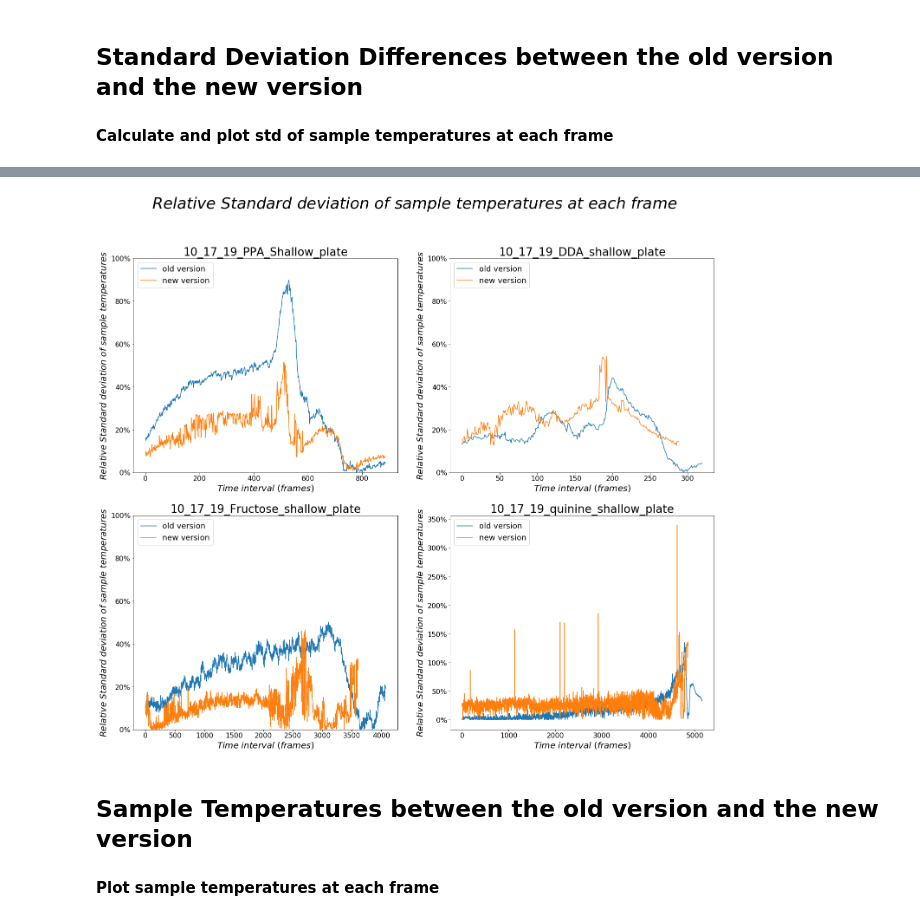
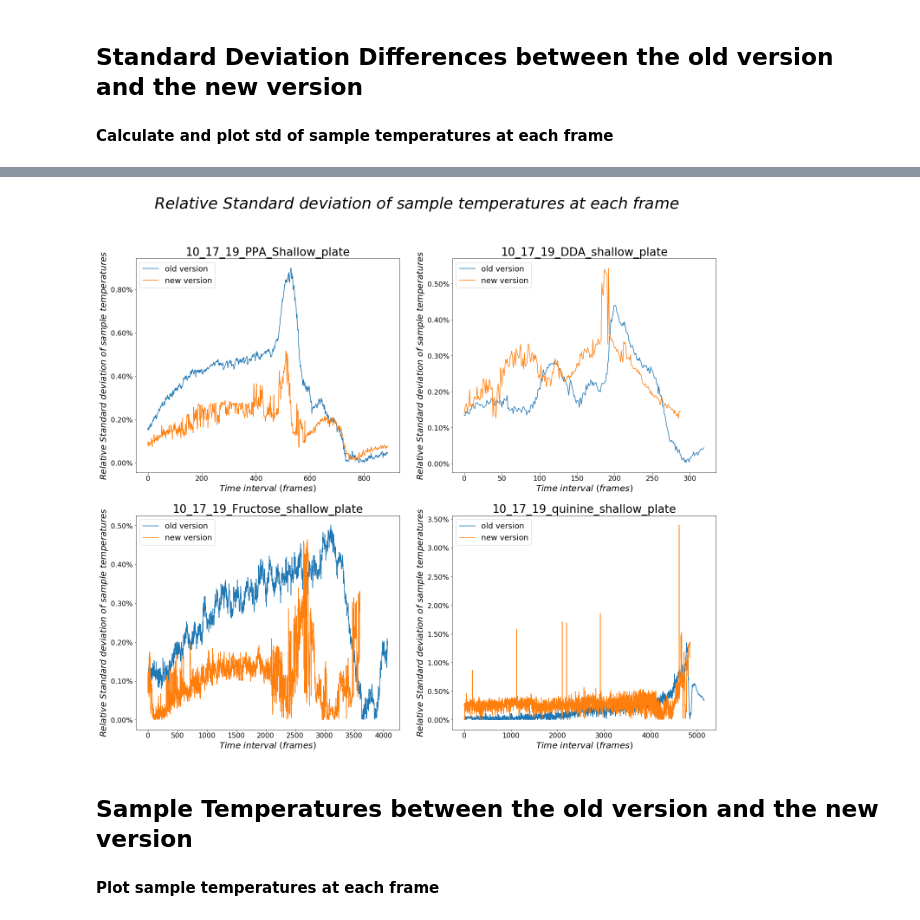
Before and after one commit to ng-git/musical-robot-ver2, a Jupyter notebook: Comparison.ipynb, the cells around one changed output, grey strips where cells are left out. Saved outputs shown, nothing was run; the diff lists cells and outputs as text; code cells hidden in the pictures.

```diff
--- a/Comparison.ipynb
+++ b/Comparison.ipynb
@@ -82,7 +67,7 @@ for j in range(len(s_temp_old_group)):
         for x in range(len(s_temp_old_group[j])):
             mean_square_old = np.mean(np.abs(s_temp_old_group[j][x][i] - mean_old)**2)
         std_old_group[j].append(np.sqrt(mean_square_old))
-        rstd_old_group[j].append(np.sqrt(mean_square_old)*100/(mean_old+kelvin_convert))
+        rstd_old_group[j].append(np.sqrt(mean_square_old)/(mean_old+kelvin_convert))
 for k in range(len(s_temp_new_group)):
     for i in range(len(s_temp_new_group[k][0])):
         total_new = 0
@@ -92,15 +77,15 @@ for k in range(len(s_temp_new_group)):
         for x in range(len(s_temp_new_group[k])):
             mean_square_new = np.mean(np.abs(s_temp_new_group[k][x][i] - mean_new)**2)
         std_new_group[k].append(np.sqrt(mean_square_new))
-        rstd_new_group[k].append(np.sqrt(mean_square_new)*100/(mean_new+kelvin_convert))
-sample_temp = plt.figure(figsize=(24,16))
+        rstd_new_group[k].append(np.sqrt(mean_square_new)/(mean_new+kelvin_convert))
+sample_temp = plt.figure(figsize=(24,20))
 sample_temp.suptitle("$Standard$ $deviation$ $of$ $sample$ $temperatures$ $at$ $each$ $frame$", fontsize=36)
 ax1 = sample_temp.add_subplot(221)
 ax1.plot(range(len(s_temp_old_group[0][0])), std_old_group[0], label='old version')
 ax1.plot(range(len(s_temp_new_group[0][0])), std_new_group[0], label='new version')
 ax1.set_title("10_17_19_PPA_Shallow_plate", fontsize=26)
 ax1.set_xlabel("$Time$ $interval$ $(frames)$", fontsize=20)
-ax1.set_ylabel("$Standard$ $deviation$ $of$ $sample$ $temperatures$", fontsize=20)
+ax1.set_ylabel("$Standard$ $deviation$ $of$ $sample$ $temperatures$ $(^\circ C)$", fontsize=20)
 ax1.legend(fontsize=18, loc=2)
 ax1.set_ylim(0,3)
 ax1.xaxis.set_tick_params(labelsize=16)
@@ -110,7 +95,7 @@ ax2.plot(range(len(s_temp_old_group[1][0])), std_old_group[1], label='old versio
 ax2.plot(range(len(s_temp_new_group[1][0])), std_new_group[1], label='new version')
 ax2.set_title("10_17_19_DDA_shallow_plate", fontsize=26)
 ax2.set_xlabel("$Time$ $interval$ $(frames)$", fontsize=20)
-ax2.set_ylabel("$Standard$ $deviation$ $of$ $sample$ $temperatures$", fontsize=20)
+ax2.set_ylabel("$Standard$ $deviation$ $of$ $sample$ $temperatures$ $(^\circ C)$", fontsize=20)
 ax2.legend(fontsize=18, loc=2)
 ax2.set_ylim(0,3)
 ax2.xaxis.set_tick_params(labelsize=16)
@@ -120,7 +105,7 @@ ax3.plot(range(len(s_temp_old_group[2][0])), std_old_group[2], label='old versio
 ax3.plot(range(len(s_temp_new_group[2][0])), std_new_group[2], label='new version')
 ax3.set_title("10_17_19_Fructose_shallow_plate", fontsize=26)
 ax3.set_xlabel("$Time$ $interval$ $(frames)$", fontsize=20)
-ax3.set_ylabel("$Standard$ $deviation$ $of$ $sample$ $temperatures$", fontsize=20)
+ax3.set_ylabel("$Standard$ $deviation$ $of$ $sample$ $temperatures$ $(^\circ C)$", fontsize=20)
 ax3.legend(fontsize=18, loc=2)
 ax3.set_ylim(0,3)
 ax3.xaxis.set_tick_params(labelsize=16)
@@ -130,7 +115,7 @@ ax4.plot(range(len(s_temp_old_group[3][0])), std_old_group[3], label='old versio
 ax4.plot(range(len(s_temp_new_group[3][0])), std_new_group[3], label='new version')
 ax4.set_title("10_17_19_quinine_shallow_plate", fontsize=26)
 ax4.set_xlabel("$Time$ $interval$ $(frames)$", fontsize=20)
-ax4.set_ylabel("$Standard$ $deviation$ $of$ $sample$ $temperatures$", fontsize=20)
+ax4.set_ylabel("$Standard$ $deviation$ $of$ $sample$ $temperatures$ $(^\circ C)$", fontsize=20)
 ax4.legend(fontsize=18, loc=2)
 ax4.xaxis.set_tick_params(labelsize=16)
 ax4.yaxis.set_tick_params(labelsize=16)
@@ -150,45 +135,42 @@ ax1.set_title("10_17_19_PPA_Shallow_plate", fontsize=26)
 ax1.set_xlabel("$Time$ $interval$ $(frames)$", fontsize=20)
 ax1.set_ylabel("$Relative$ $Standard$ $deviation$ $of$ $sample$ $temperatures$", fontsize=20)
 ax1.legend(fontsize=18, loc=2)
-ax1.set_ylim(0,1)
 ax1.xaxis.set_tick_params(labelsize=16)
 ax1.yaxis.set_tick_params(labelsize=16)
-ax1.yaxis.set_major_formatter(FuncFormatter('{0:.0%}'.format))
+ax1.yaxis.set_major_formatter(FuncFormatter('{0:.2%}'.format))
 ax2 = rstd.add_subplot(222)
 ax2.plot(range(len(s_temp_old_group[1][0])), rstd_old_group[1], label='old version')
 ax2.plot(range(len(s_temp_new_group[1][0])), rstd_new_group[1], label='new version')
 ax2.set_title("10_17_19_DDA_shallow_plate", fontsize=26)
 ax2.set_xlabel("$Time$ $interval$ $(frames)$", fontsize=20)
 ax2.set_ylabel("$Relative$ $Standard$ $deviation$ $of$ $sample$ $temperatures$", fontsize=20)
 ax2.legend(fontsize=18, loc=2)
-ax2.set_ylim(0,1)
 ax2.xaxis.set_tick_params(labelsize=16)
 ax2.yaxis.set_tick_params(labelsize=16)
-ax2.yaxis.set_major_formatter(FuncFormatter('{0:.0%}'.format))
+ax2.yaxis.set_major_formatter(FuncFormatter('{0:.2%}'.format))
 ax3 = rstd.add_subplot(223)
 ax3.plot(range(len(s_temp_old_group[2][0])), rstd_old_group[2], label='old version')
 ax3.plot(range(len(s_temp_new_group[2][0])), rstd_new_group[2], label='new version')
 ax3.set_title("10_17_19_Fructose_shallow_plate", fontsize=26)
 ax3.set_xlabel("$Time$ $interval$ $(frames)$", fontsize=20)
 ax3.set_ylabel("$Relative$ $Standard$ $deviation$ $of$ $sample$ $temperatures$", fontsize=20)
 ax3.legend(fontsize=18, loc=2)
-ax3.set_ylim(0,1)
 ax3.xaxis.set_tick_params(labelsize=16)
 ax3.yaxis.set_tick_params(labelsize=16)
-ax3.yaxis.set_major_formatter(FuncFormatter('{0:.0%}'.format))
+ax3.yaxis.set_major_formatter(FuncFormatter('{0:.2%}'.format))
 ax4 = rstd.add_subplot(224)
 ax4.plot(range(len(s_temp_old_group[3][0])), rstd_old_group[3], label='old version')
 ax4.plot(range(len(s_temp_new_group[3][0])), rstd_new_group[3], label='new version')
 ax4.set_title("10_17_19_quinine_shallow_plate", fontsize=26)
 ax4.set_xlabel("$Time$ $interval$ $(frames)$", fontsize=20)
 ax4.set_ylabel("$Relative$ $Standard$ $deviation$ $of$ $sample$ $temperatures$", fontsize=20)
 ax4.legend(fontsize=18, loc=2)
 ax4.xaxis.set_tick_params(labelsize=16)
 ax4.yaxis.set_tick_params(labelsize=16)
-ax4.yaxis.set_major_formatter(FuncFormatter('{0:.0%}'.format))
+ax4.yaxis.set_major_formatter(FuncFormatter('{0:.2%}'.format))
 plt.show()
 # %% [output]
-[figure, old version]
+[figure, new version]
 # %% [markdown]
 ## Sample Temperatures between the old version and the new version
 #### Plot sample temperatures at each frame
```
Also changed, not shown: parts of 8 cells of this notebook.
